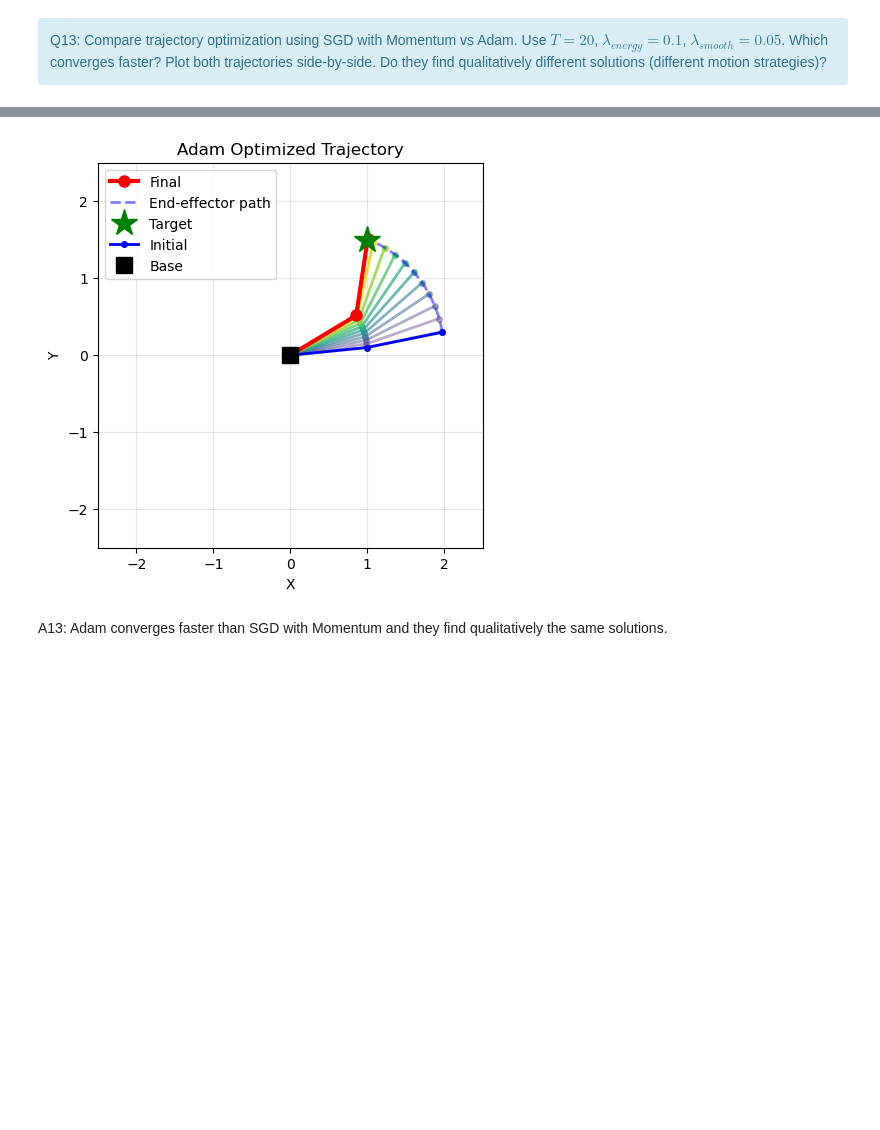
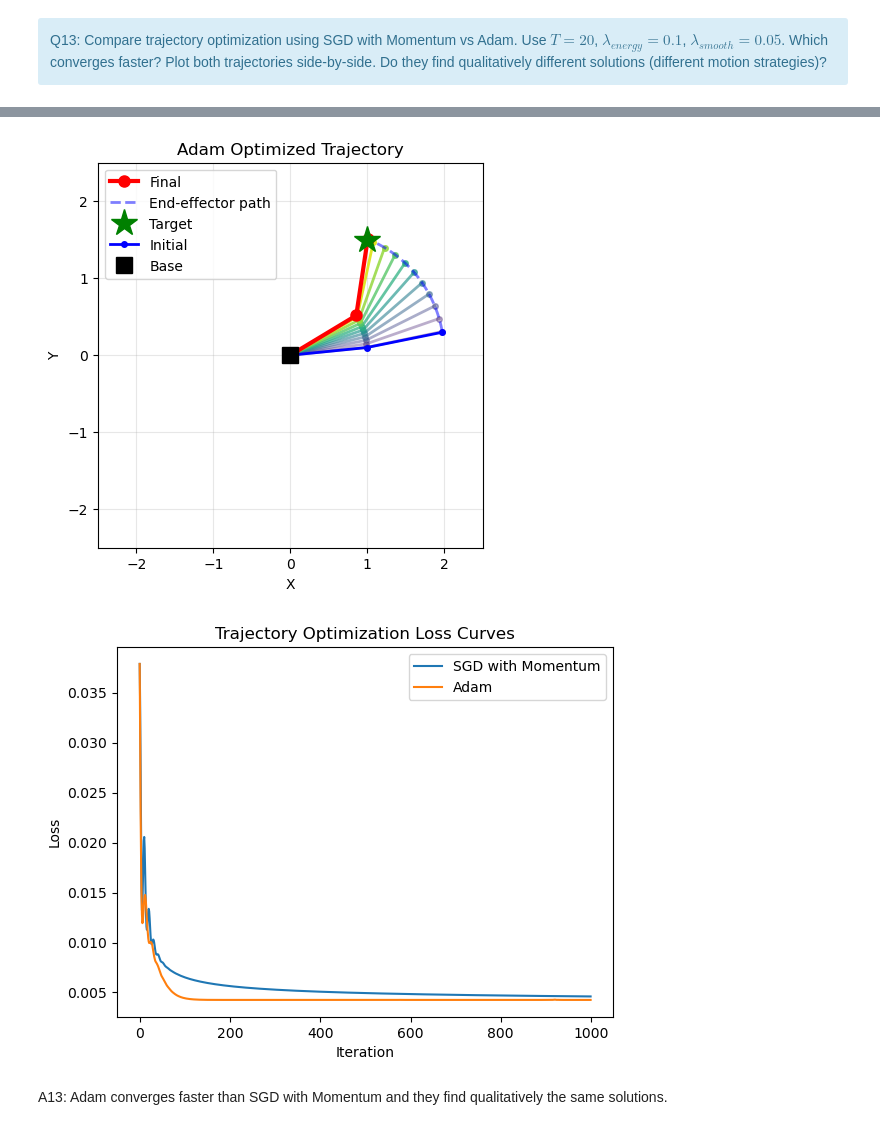
Before and after one commit to Paulchen-git/BE_optim, a Jupyter notebook: control_BE_submission.ipynb, the cells around one changed output, grey strips where cells are left out. Saved outputs shown, nothing was run; the diff lists cells and outputs as text; code cells hidden in the pictures; blank space fills up the shorter version.

```diff
--- a/control_BE_submission.ipynb
+++ b/control_BE_submission.ipynb
@@ -1531,6 +1548,7 @@ optimizers = {
     "Adam": adam_trajectory
 }
 T = 20
+loss_histories = []
 for key, optimizer in optimizers.items():
     print(f"\nOptimizing trajectory with {key}")
     theta_traj, loss_hist = optimizer(
@@ -1540,33 +1558,44 @@ for key, optimizer in optimizers.items():
     )
 
     plot_trajectory_sequence(theta_traj, LENGTHS, target,
                              title=f"{key} Optimized Trajectory", theta_init=theta_init)
 
     analyze_trajectory_metrics(theta_traj)
 
+    loss_histories.append((key, loss_hist))
     end_eff = forward_kinematics_numpy(theta_traj[-1], LENGTHS)
     print("End position:", end_eff)
     print("Distance to target:", np.linalg.norm(end_eff - target))
+
+plt.figure()
+for key, loss_hist in loss_histories:
+    plt.plot(loss_hist, label=key)
+plt.xlabel("Iteration")
+plt.ylabel("Loss")
+plt.title("Trajectory Optimization Loss Curves")
+plt.legend()
+plt.show()
 # %% [output]
 Optimizing trajectory with SGD with Momentum
 Iteration 0: Loss = 0.037871
 Iteration 100: Loss = 0.006513
 Iteration 200: Loss = 0.005637
 Iteration 300: Loss = 0.005282
 Iteration 400: Loss = 0.005077
 Iteration 500: Loss = 0.004939
 Iteration 600: Loss = 0.004839
 Iteration 700: Loss = 0.004761
 Iteration 800: Loss = 0.004698
 Iteration 900: Loss = 0.004647
 Trajectory Metrics:
 ... (21 lines left out)
   Max acceleration: 0.0008 rad/timestep²
   Smoothness cost: 0.0000 (lower is better)
 End position: [1.00487809 1.50500119]
 Distance to target: 0.006986245437064276
 [figure]
 [figure]
+[figure, added]
 # %% [markdown]
 A13: Adam converges faster than SGD with Momentum and they find qualitatively the same solutions.
 # %% [markdown]
```
Also changed, not shown: parts of 5 cells of this notebook.
